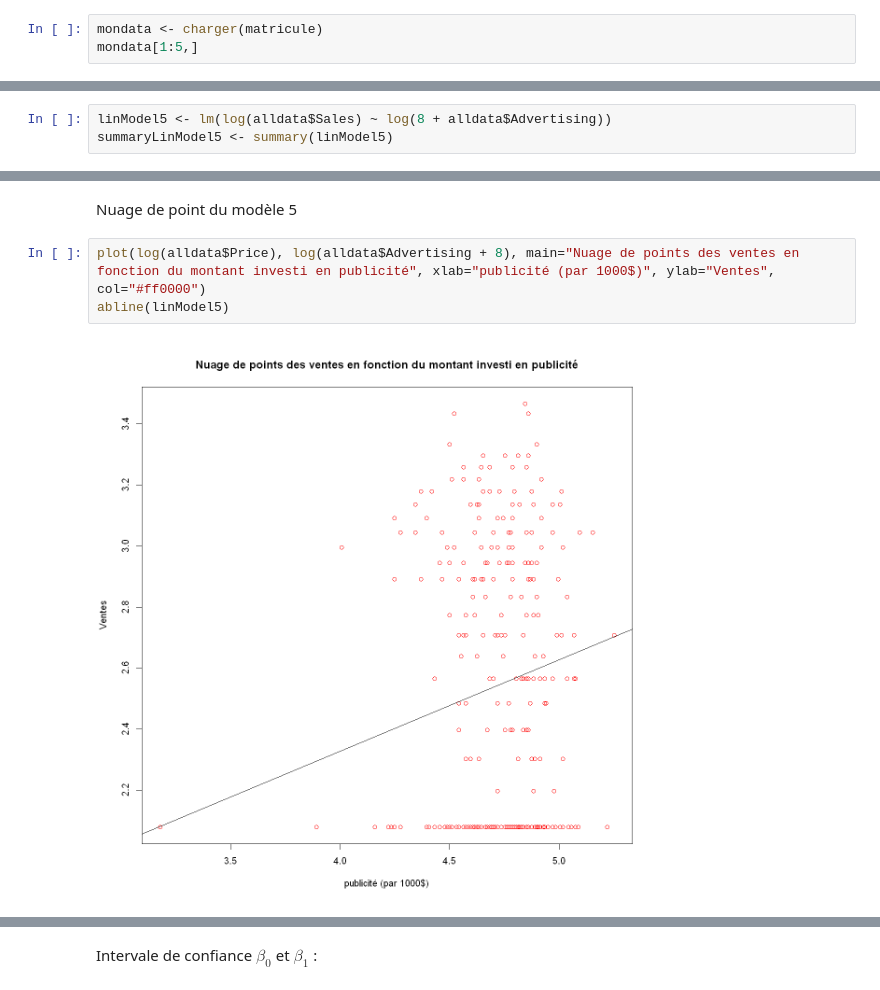
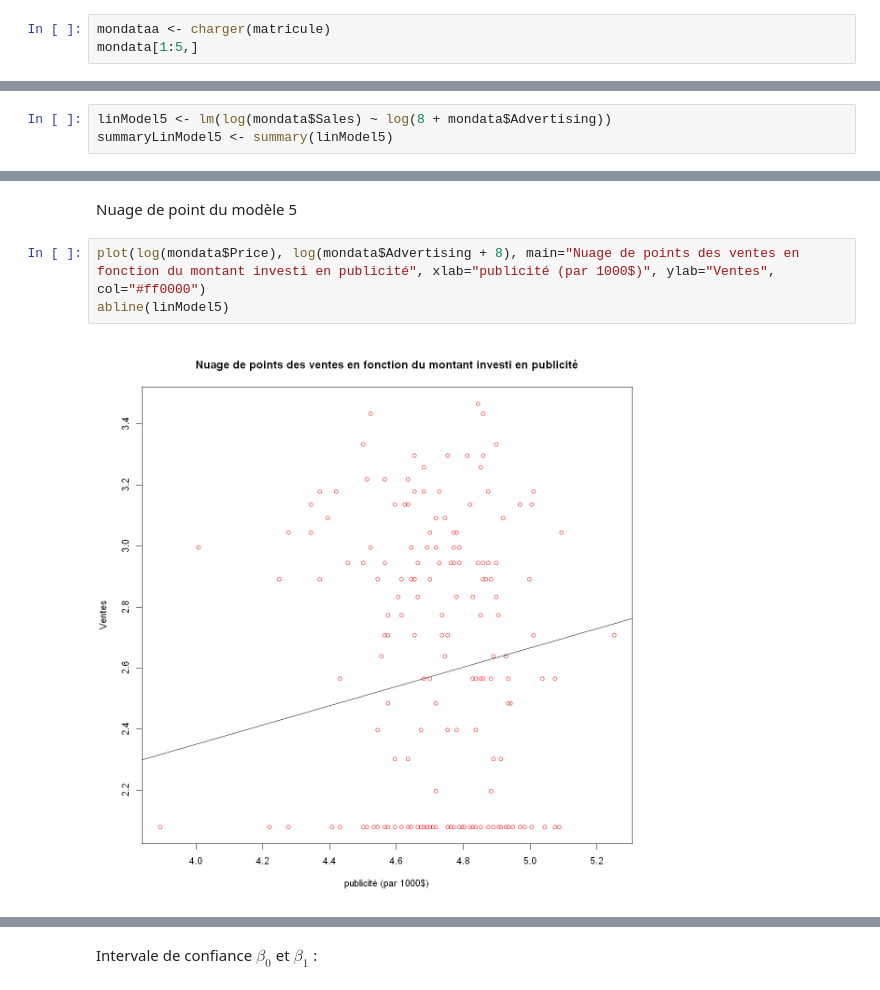
Before and after one commit to Julien9969/Devoir_MTH2302D, a Jupyter notebook: DevoirMTH2302D.ipynb, the cells around one changed output, grey strips where cells are left out. Drawn from its saved outputs; the diff is of its cells as text.

```diff
--- a/DevoirMTH2302D.ipynb
+++ b/DevoirMTH2302D.ipynb
@@ -19,7 +19,7 @@ charger <- function(matricule) {
   mondata <- read.csv2("DevoirDH23.csv")[sample(290,195),-1]
 }
 # %%
-mondata <- charger(matricule)
+mondataa <- charger(matricule)
 mondata[1:5,]
 # %% [output]
 A data.frame: 5 × 4
@@ -674,7 +681,7 @@ A matrix: 2 × 2 of type dbl
 #### Modèle 5 --- $Y = \beta_0 (8 + X_2)^{\beta_1} e^{\epsilon}$
 Équation transformée : $ln(Y) = ln(\beta_0) + \beta_1 ln(8 + X_2) + \epsilon$
 # %%
-linModel5 <- lm(log(alldata$Sales) ~ log(8 + alldata$Advertising))
+linModel5 <- lm(log(mondata$Sales) ~ log(8 + mondata$Advertising))
 summaryLinModel5 <- summary(linModel5)
 # %% [markdown]
 Tableau coefficient de regression
@@ -720,10 +727,10 @@ F-statistic: 18.93 on 1 and 288 DF,  p-value: 1.881e-05
 # %% [markdown]
 Nuage de point du modèle 5
 # %%
-plot(log(alldata$Price), log(alldata$Advertising + 8), main="Nuage de points des ventes en fonction du montant investi en publicité", xlab="publicité (par 1000$)", ylab="Ventes", col="#ff0000")
+plot(log(mondata$Price), log(mondata$Advertising + 8), main="Nuage de points des ventes en fonction du montant investi en publicité", xlab="publicité (par 1000$)", ylab="Ventes", col="#ff0000")
 abline(linModel5)
 # %% [output]
-[figure, old version]
+[figure, new version]
 # %%
 par(mfrow = c(2,2))
 plot(linModel5)
```
Also changed, not shown: parts of 60 cells of this notebook.
